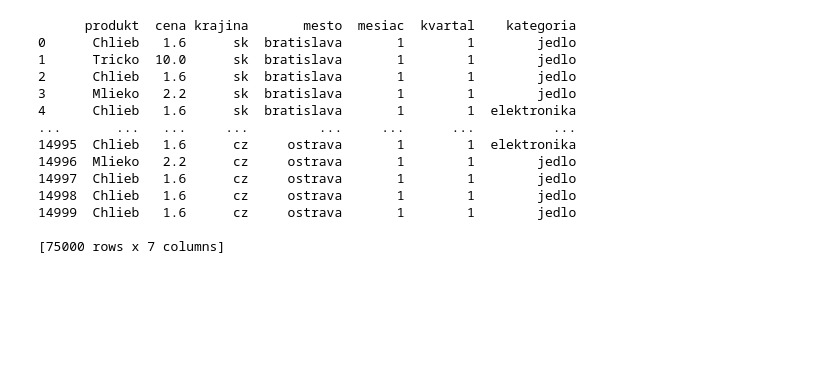
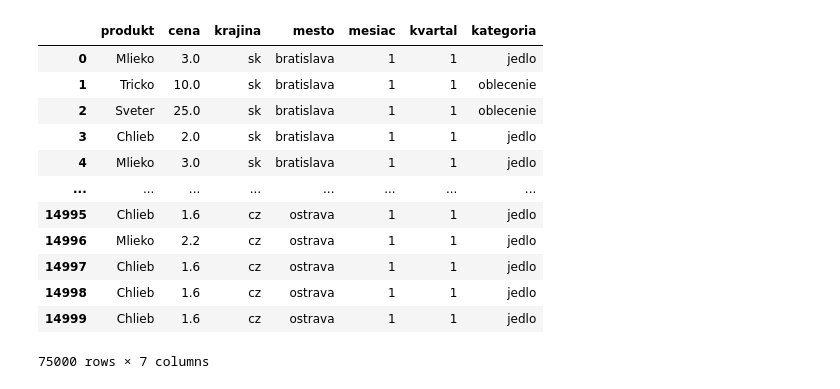
Before and after one commit to cherniaky/PA, a Jupyter notebook: cvik4.ipynb, the cells around one changed output. Drawn from its saved outputs; the diff is of its cells as text; code cells hidden in the pictures; blank space fills up the shorter version.

```diff
--- a/cvik4.ipynb
+++ b/cvik4.ipynb
@@ -20,43 +20,31 @@ for i, p in enumerate(pobocky):
     del raw_data["Unnamed: 0"]
 
     data = pd.concat([data , raw_data])
-
-# data['cena'] = [cena / 25 if kraj == "cz" else cena for cena, kraj in zip(data['cena'], data['krajina'])]
-# data['produkt'] = ['Chlieb' if produkt == "Chleb" else 'Tricko' if produkt == "Triko" else 'Mlieko' if produkt == "Mleko" else produkt for produkt in data['produkt']]
-# data['kategoria'] = ['jedlo' if produkt in ["Chlieb", "Mlieko"] else 'oblecenie' if produkt in ["Tricko", "Sveter"] else 'elektronika' if produkt in ["Mobil", "Laptop", "Tablet"] else "none" for produkt in data['produkt']]
-
-for index, row in data.iterrows():
-    if (krajiny[i] == "cz"):
-        data.at[index, "cena"] = row["cena"] / 25
-
-        cz_produkt = row["produkt"]
-        if(cz_produkt == "Chleb"):
-            data.at[index, "produkt"] = "Chlieb"
-        elif(cz_produkt == "Triko"):
-            data.at[index, "produkt"] = "Tricko"
-        elif(cz_produkt == "Mleko"):
-            data.at[index, "produkt"] = "Mlieko"
-
-    if(row["produkt"] in ["Chlieb", "Mlieko"]):
-        data.at[index, "kategoria"] = "jedlo"
-    if(row["produkt"] in ["Sveter", "Tricko"]):
-        data.at[index, "kategoria"] = "oblecenie"
-    if(row["produkt"] in ["Mobil", "Laptop", "Tablet"]):
-        data.at[index, "kategoria"] = "elektronika"
-
-print(data)
-# %% [output]
-      produkt  cena krajina       mesto  mesiac  kvartal    kategoria
-0      Chlieb   1.6      sk  bratislava       1        1        jedlo
-1      Tricko  10.0      sk  bratislava       1        1        jedlo
-2      Chlieb   1.6      sk  bratislava       1        1        jedlo
-3      Mlieko   2.2      sk  bratislava       1        1        jedlo
-4      Chlieb   1.6      sk  bratislava       1        1  elektronika
-...       ...   ...     ...         ...     ...      ...          ...
-14995  Chlieb   1.6      cz     ostrava       1        1  elektronika
-14996  Mlieko   2.2      cz     ostrava       1        1        jedlo
-14997  Chlieb   1.6      cz     ostrava       1        1        jedlo
-14998  Chlieb   1.6      cz     ostrava       1        1        jedlo
-14999  Chlieb   1.6      cz     ostrava       1        1        jedlo
-
-[75000 rows x 7 columns]
+# %%
+data['cena'] = [cena / 25 if kraj == "cz" else cena for cena, kraj in zip(data['cena'], data['krajina'])]
+data['produkt'] = ['Chlieb'
+                   if produkt == "Chleb" else 'Tricko'
+                   if produkt == "Triko" else 'Mlieko'
+                   if produkt == "Mleko" else produkt
+                   for produkt in data['produkt']]
+data['kategoria'] = ['jedlo'
+                     if produkt in ["Chlieb", "Mlieko"] else 'oblecenie'
+                     if produkt in ["Tricko", "Sveter"] else 'elektronika'
+                     if produkt in ["Mobil", "Laptop", "Tablet"] else "none"
+                     for produkt in data['produkt']]
+# %%
+data
+# %% [output]
+|  | produkt | cena | krajina | mesto | mesiac | kvartal | kategoria |
+| 0 | Mlieko | 3.0 | sk | bratislava | 1 | 1 | jedlo |
+| 1 | Tricko | 10.0 | sk | bratislava | 1 | 1 | oblecenie |
+| 2 | Sveter | 25.0 | sk | bratislava | 1 | 1 | oblecenie |
+| 3 | Chlieb | 2.0 | sk | bratislava | 1 | 1 | jedlo |
+| 4 | Mlieko | 3.0 | sk | bratislava | 1 | 1 | jedlo |
+| ... | ... | ... | ... | ... | ... | ... | ... |
+| 14995 | Chlieb | 1.6 | cz | ostrava | 1 | 1 | jedlo |
+| 14996 | Mlieko | 2.2 | cz | ostrava | 1 | 1 | jedlo |
+| 14997 | Chlieb | 1.6 | cz | ostrava | 1 | 1 | jedlo |
+| 14998 | Chlieb | 1.6 | cz | ostrava | 1 | 1 | jedlo |
+| 14999 | Chlieb | 1.6 | cz | ostrava | 1 | 1 | jedlo |
+75000 rows × 7 columns
```
Also changed, not shown: 4 other files.
